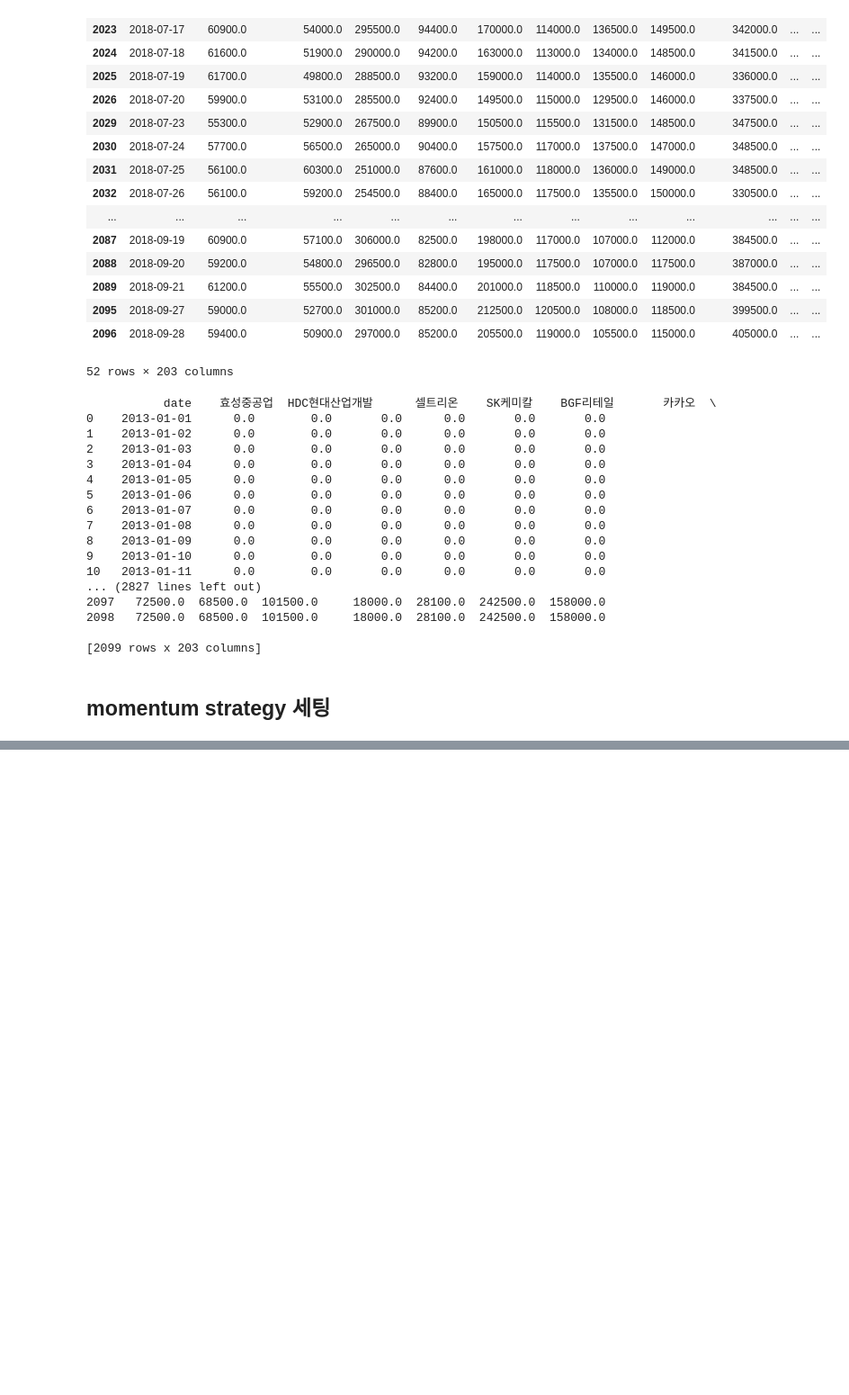
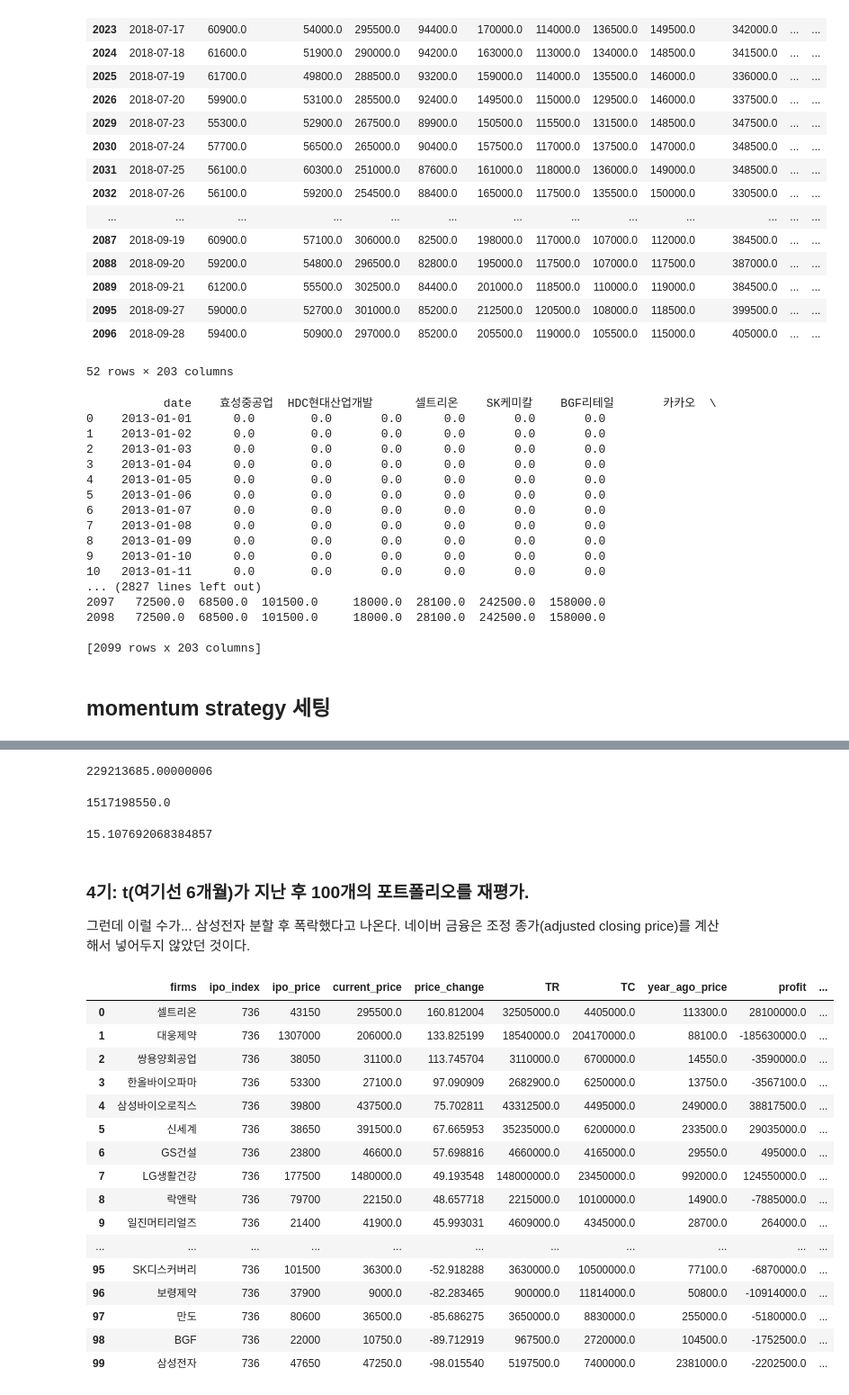
Before and after one commit to jaepil-choi/2018-2_FI_hw1, a Jupyter notebook: strategy1.ipynb, the cells around one changed output, grey strips where cells are left out. Shown at 90% size. Cells and saved outputs as stored; diff of their text form; code cells hidden in the pictures; blank space fills up the shorter version.

```diff
--- a/strategy1.ipynb
+++ b/strategy1.ipynb
@@ -449,0 +436,36 @@ ValueError: Length of values does not match length of index
+# %%
+s1.balance
+# %% [output]
+229213685.00000006
+# %%
+s1.total_investment
+# %% [output]
+1517198550.0
+# %%
+s1.investment_return()
+# %% [output]
+15.107692068384857
+# %% [markdown]
+### 4기: t(여기선 6개월)가 지난 후 100개의 포트폴리오를 재평가.
+
+그런데 이럴 수가... 삼성전자 분할 후 폭락했다고 나온다. 네이버 금융은 조정 종가(adjusted closing price)를 계산해서 넣어두지 않았던 것이다.
+# %%
+s1.after_t_return()
+# %% [output]
+|  | firms | ipo_index | ipo_price | current_price | price_change | TR | TC | year_ago_price | profit | ... |
+| 0 | 셀트리온 | 736 | 43150 | 295500.0 | 160.812004 | 32505000.0 | 4405000.0 | 113300.0 | 28100000.0 | ... |
+| 1 | 대웅제약 | 736 | 1307000 | 206000.0 | 133.825199 | 18540000.0 | 204170000.0 | 88100.0 | -185630000.0 | ... |
+| 2 | 쌍용양회공업 | 736 | 38050 | 31100.0 | 113.745704 | 3110000.0 | 6700000.0 | 14550.0 | -3590000.0 | ... |
+| 3 | 한올바이오파마 | 736 | 53300 | 27100.0 | 97.090909 | 2682900.0 | 6250000.0 | 13750.0 | -3567100.0 | ... |
+| 4 | 삼성바이오로직스 | 736 | 39800 | 437500.0 | 75.702811 | 43312500.0 | 4495000.0 | 249000.0 | 38817500.0 | ... |
+| 5 | 신세계 | 736 | 38650 | 391500.0 | 67.665953 | 35235000.0 | 6200000.0 | 233500.0 | 29035000.0 | ... |
+| 6 | GS건설 | 736 | 23800 | 46600.0 | 57.698816 | 4660000.0 | 4165000.0 | 29550.0 | 495000.0 | ... |
+| 7 | LG생활건강 | 736 | 177500 | 1480000.0 | 49.193548 | 148000000.0 | 23450000.0 | 992000.0 | 124550000.0 | ... |
+| 8 | 락앤락 | 736 | 79700 | 22150.0 | 48.657718 | 2215000.0 | 10100000.0 | 14900.0 | -7885000.0 | ... |
+| 9 | 일진머티리얼즈 | 736 | 21400 | 41900.0 | 45.993031 | 4609000.0 | 4345000.0 | 28700.0 | 264000.0 | ... |
+| ... | ... | ... | ... | ... | ... | ... | ... | ... | ... | ... |
+| 95 | SK디스커버리 | 736 | 101500 | 36300.0 | -52.918288 | 3630000.0 | 10500000.0 | 77100.0 | -6870000.0 | ... |
+| 96 | 보령제약 | 736 | 37900 | 9000.0 | -82.283465 | 900000.0 | 11814000.0 | 50800.0 | -10914000.0 | ... |
+| 97 | 만도 | 736 | 80600 | 36500.0 | -85.686275 | 3650000.0 | 8830000.0 | 255000.0 | -5180000.0 | ... |
+| 98 | BGF | 736 | 22000 | 10750.0 | -89.712919 | 967500.0 | 2720000.0 | 104500.0 | -1752500.0 | ... |
+| 99 | 삼성전자 | 736 | 47650 | 47250.0 | -98.015540 | 5197500.0 | 7400000.0 | 2381000.0 | -2202500.0 | ... |
```
Also changed, not shown: parts of 25 cells of this notebook, 1 other file.
